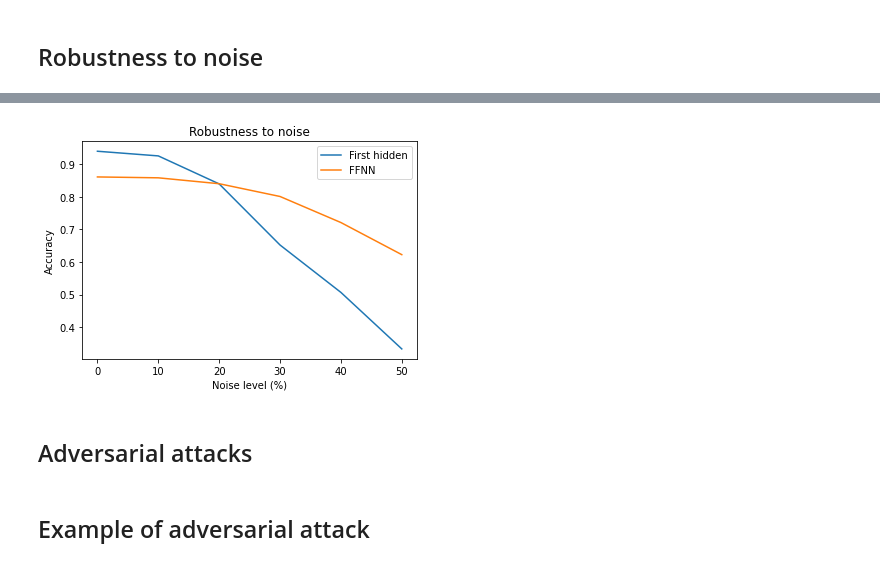
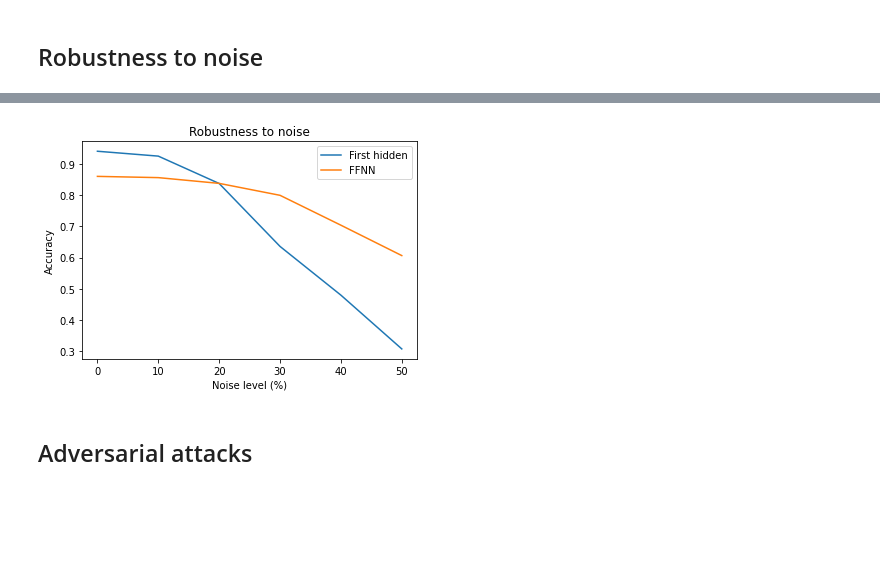
Before and after one commit to PashaIanko/RestrictedBolzmannMachine, a Jupyter notebook: Omniglot_learning.ipynb, the cells around one changed output, grey strips where cells are left out. Drawn from its saved outputs; the diff is of its cells as text; code cells hidden in the pictures; blank space fills up the shorter version.

```diff
--- a/Omniglot_learning.ipynb
+++ b/Omniglot_learning.ipynb
@@ -8,12 +33,11 @@ Helper links:
 # %%
-from abc import ABC, abstractmethod, abstractproperty
-
 class PreprocParams:
     crop_size = 28
     mean = 0.1307
     std = 0.3081
     visualization_threshold = 0.1
     image_size = crop_size
+    noise_level = 0.2
 
 class TrainParameters:
     epochs = 50
@@ -781,28 +991,0 @@ acc_hidden, acc_ffnn
-# %%
-def plot_noise_robustness_curves(noise_levels):
-  accuracy_values_first_hidden = []
-  accuracy_values_ffnn = []
-
-  for noise_level in noise_levels:
-    accuracy_first_hidden, accuracy_ffnn = accuracy_at_noise_level(
-        noisy_input = inject_noise(data_test, noise_level),
-        targets = targets_test,
-
-        rbm_model = model,
-        hidden_layer_number = 0,
-
-        perceptron_model = perceptron_first_hidden,
-        ffnn_model = ffnn
-    )
-    accuracy_values_first_hidden.append(accuracy_first_hidden)
-    accuracy_values_ffnn.append(accuracy_ffnn)
-
-  fig, ax = plt.subplots()
-  ax.plot(range(len(noise_levels)), accuracy_values_first_hidden)
-  ax.plot(range(len(noise_levels)), accuracy_values_ffnn)
-
-  ax.set_title("Robustness to noise")
-  ax.set_xlabel("Noise level (%)")
-  ax.set_ylabel("Accuracy")
-  plt.xticks(range(len(noise_levels)), [int(l*100) for l in noise_levels])
-  plt.legend(["First hidden", "FFNN"])
@@ -809,7 +1005,15 @@ def plot_noise_robustness_curves(noise_levels):
 # %%
 levels = [0, 0.1, 0.2, 0.3, 0.4, 0.5]
-plot_noise_robustness_curves(levels)
+
+plot_noise_robustness_curves(
+    levels,
+    dbn_model = model_deep,
+    ffnn_model = ffnn,
+    perceptron_model = perceptron_first_hidden,
+    data = data_test,
+    targets = targets_test
+)
 # %% [output]
-[figure, old version]
+[figure, new version]
 # %% [markdown]
 ## Adversarial attacks
@@ -832,2 +1019,0 @@ dbn_with_readout = DBNWithReadOut(
-# %% [markdown]
-## Example of adversarial attack
```
Also changed, not shown: parts of 76 cells of this notebook.
